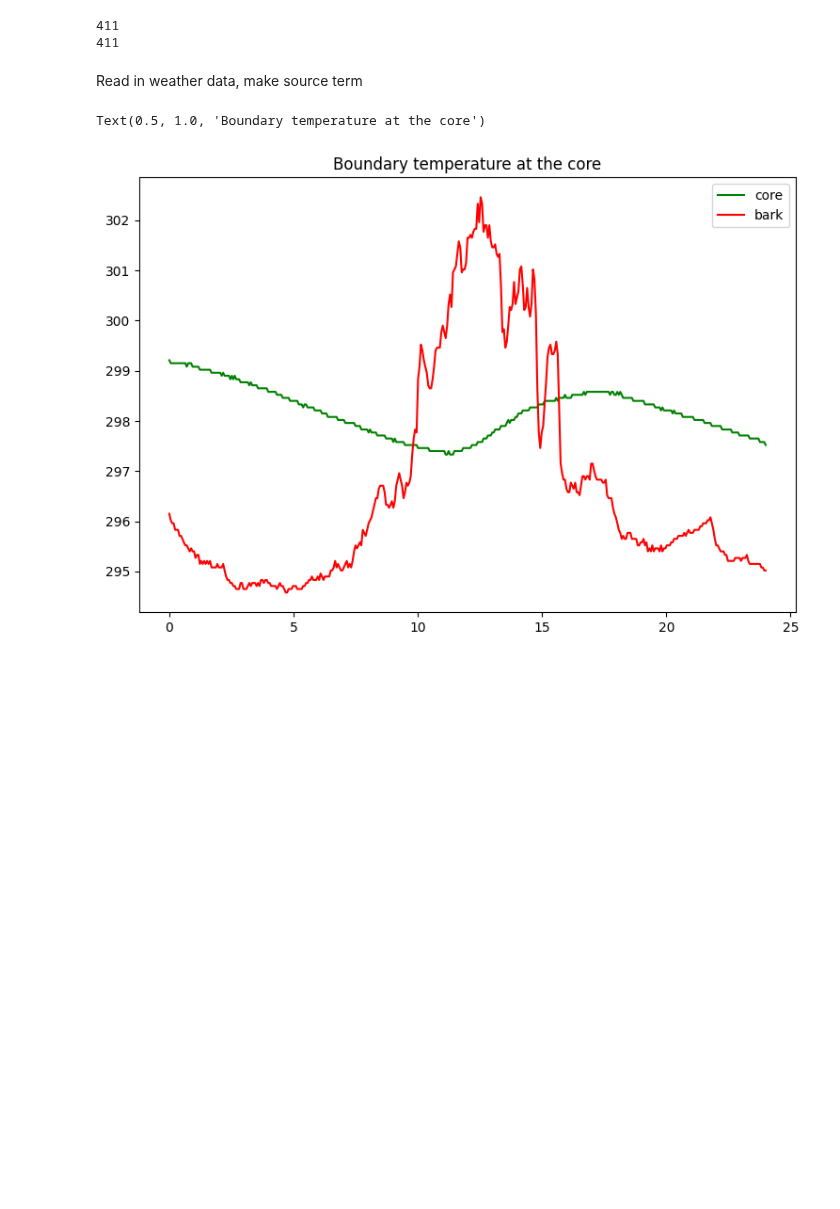
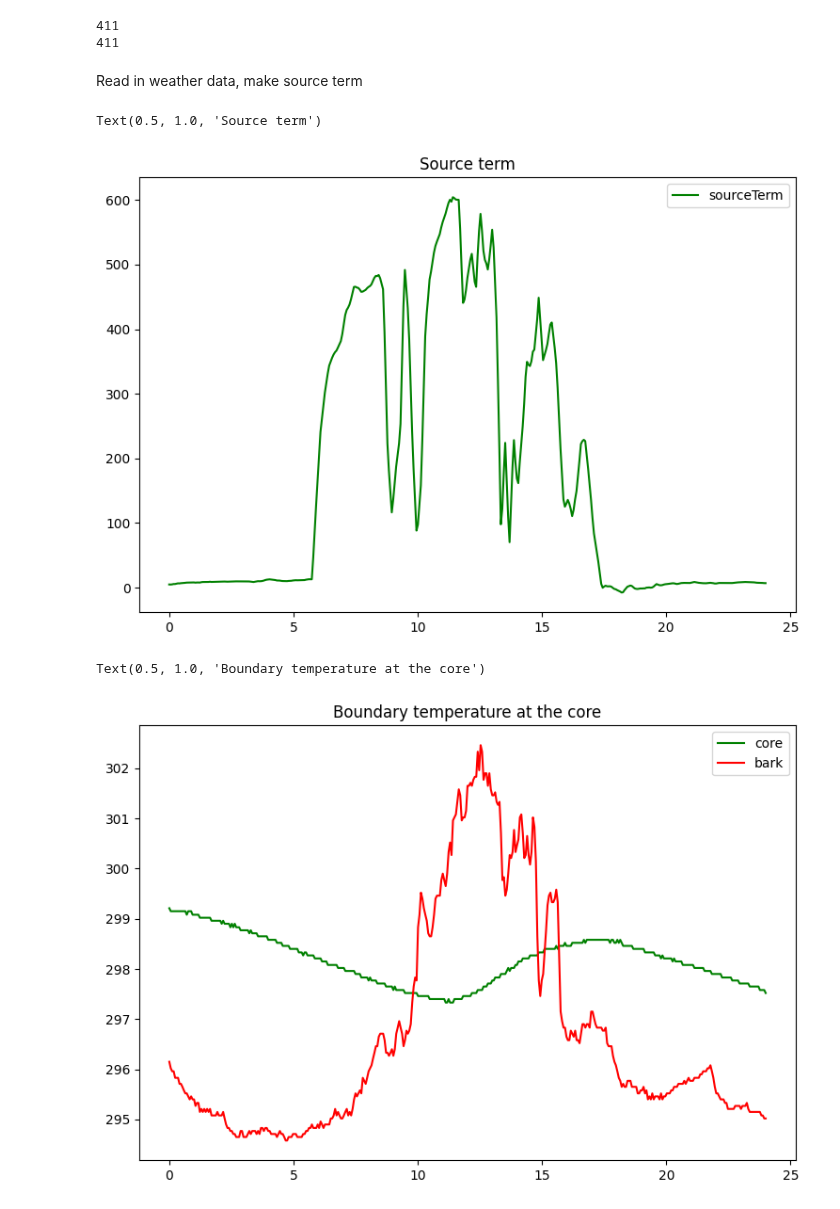
Before and after one commit to yajuna/tensorflow_pde, a Jupyter notebook: Heat_equation_with_tensorflow.ipynb, the cells around one changed output. Cells and saved outputs as stored; diff of their text form; code cells hidden in the pictures; blank space fills up the shorter version.

```diff
--- a/Heat_equation_with_tensorflow.ipynb
+++ b/Heat_equation_with_tensorflow.ipynb
@@ -167,33 +167,43 @@ ka = 26.3e-3 # W/mK conductivity of air
 coeff = 2 * xmax / nu
 Re = train_windSpeed * coeff
 C = []
 m = []
 for j in range(train_windSpeed.size):
     temp = Re[j]
     if temp < 0.4:
         temp1 = [0, 0]
     if 0.4<=temp<= 4:
         temp1 = [0.989, 0.330]
     if 4<temp<= 40:
         temp1 = [0.911, 0.385]
     if 40<temp<= 4e3:
         temp1 = [0.683, 0.466]
     if 4e3<temp<= 4e4:
         temp1 = [0.193, 0.618]
     if 4e4<temp<= 4e5:
         temp1 = [0.027, 0.805]
     C.append(temp1[0])
     m.append(temp1[1])
 
 Nu = C * Re ** m * Pr ** (1/3)
 h = Nu * ka / (2 * xmax)
 
 convect = h * (u_ub - train_airTemp)
 sourceTerm = (1 - albedo) * train_solar + sigma * (train_airTemp**4 - u_ub**4) + convect
 # coeffSource = (tmax - tmin)/N_b / (2 * xmax/N_b)
 # s = coeffSource * sourceTerm
 
 s = sourceTerm
+
+# visualize sourceTerm to compare with cell_test
+fig137 = plt.figure(figsize=(9,6))
+plt.plot(t_b, sourceTerm, color='green', label='sourceTerm')
+
+plt.legend()
+plt.title("Source term")
+# %% [output]
+Text(0.5, 1.0, 'Source term')
+[figure, added]
 # %%
 # visualize the boundary conditions.
 fig1 = plt.figure(figsize=(9,6))
```
Also changed, not shown: parts of 18 cells of this notebook.
